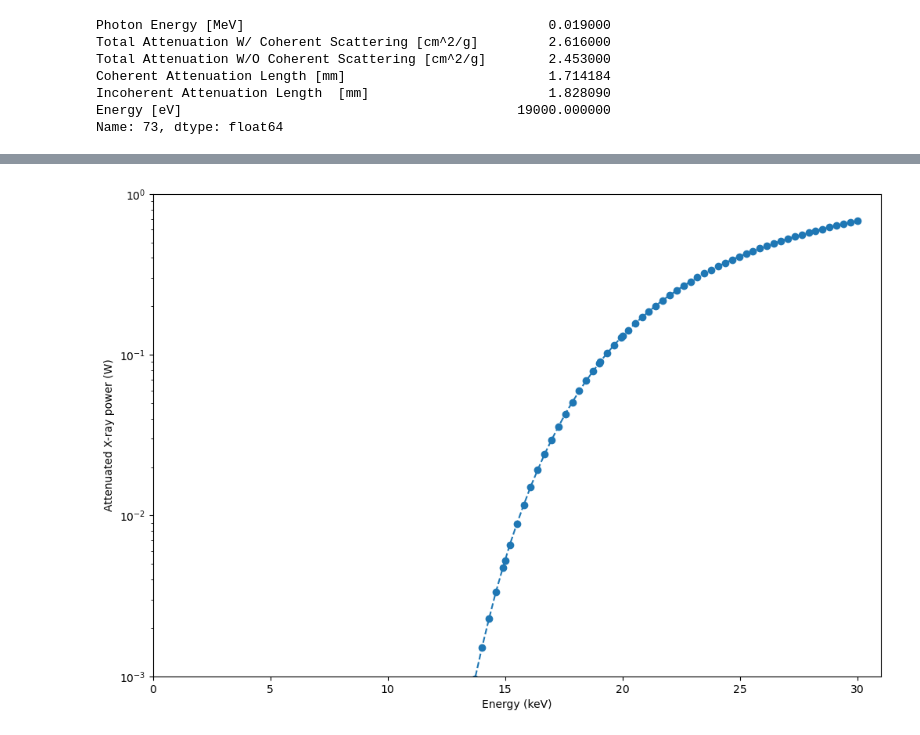
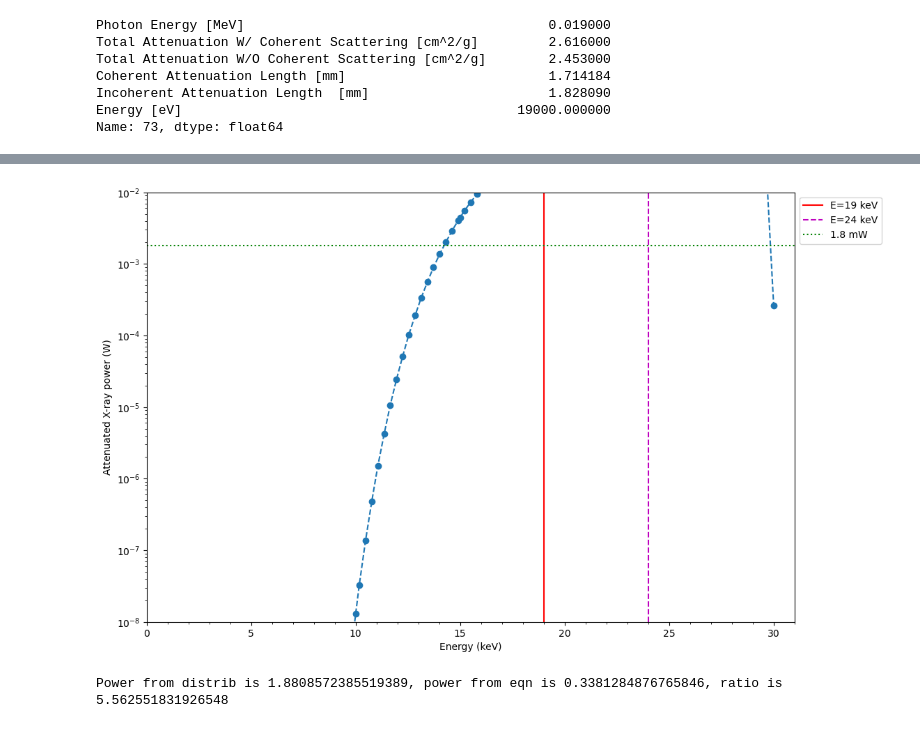
Before and after one commit to SpinlabMSU/RaEDM-Radiological-Hazard-Code, a Jupyter notebook: RaEDM Radiological Calculations.ipynb, the cells around one changed output, grey strips where cells are left out. Cells and saved outputs as stored; diff of their text form; code cells hidden in the pictures.

```diff
--- a/RaEDM Radiological Calculations.ipynb
+++ b/RaEDM Radiological Calculations.ipynb
@@ -223,16 +190,0 @@ errors = []
-# %%
-#Loop over energies to pick out attenuation lengths [Block 11]
-i=0
-for i in range(len(energy_values)): #for all the energy values we have
-    E = df["Energy [eV]"][i] #Pick out a single value
-    u=E/E_0 #Construct the relative energy
-    t0_E = df["Coherent Attenuation Length [mm]"][i] #Pick out the associated Attenuation Length
-    #print(t0_E)
-    #Print for diagnostic purposes
-    print("E (keV): ", E/1000, ", Atten. Length (mm)", t0_E, ", Val of integrand", integrand(u_K, t0_E), ", exp. term", np.exp(-delta_t / t0_E))
-
-    #Integrate the differential term to get the power
-    dPa_regular, err = quad(integrand, u_min, u_max, args=(t0_E))#u_min, u, args=(t0_E))
-    dPa_values.append(dPa_regular)
-    errors.append(err)
-    i+=1
@@ -257,14 +190,0 @@ E (keV):  30.0 , Atten. Length (mm) 5.680649775443914 , Val of integrand 56.2151
-# %%
-#Plot the results and save them [Block 12]
-plt.figure(figsize=(12,8))
-
-plt.plot(energy_values/1000, dPa_values, marker="o", linestyle="--")
-#plt.plot(energy_values/1000, errors, "ro", linestyle="--")
-plt.yscale("log")
-plt.xlabel("Energy (keV)")
-plt.xlim(0,31)
-plt.ylim(10**(-3),10**(0))
-plt.ylabel("Attenuated X-ray power (W)")
-plt.savefig("Aiden Attenuated X-Ray Spectrum With Data Cuts.png")
-# %% [output]
-[figure, removed]
@@ -270,0 +246,37 @@ plt.savefig("Aiden Attenuated X-Ray Spectrum With Data Cuts.png")
+# %%
+# Set up figure size
+plt.figure(figsize=(12,8))
+
+# Plot energy in keV vs the output of Eq'n (4) from the HV Mitigation doc. Y-axis log scale, limits, and labels
+plt.plot(df["Energy [eV]"]/1000, df["dPa_du"], marker="o", linestyle="--")
+plt.yscale("log")
+plt.xlabel("Energy (keV)")
+plt.xlim(0,31)
+plt.ylim(10**(-8),10**(-2))
+plt.ylabel("Attenuated X-ray power (W)")
+
+# Add horizontal line to mark the maximum data point on Figure 3 from HV Mitigation doc.
+# Add K-edge energy (19 keV) and the location of the peak on Figure 3 from HV Mitigation doc.
+plt.axvline(x=19, color="r", label="E=19 keV")
+plt.axvline(x=24, color="m", linestyle="--", label="E=24 keV")
+plt.axhline(y=0.0018, color="g", linestyle=":", label="1.8 mW")
+
+# Try to enforce minor tick spacing
+ax = plt.gca()
+ax.yaxis.set_major_locator(ticker.LogLocator(base=10, numticks=10))
+ax.minorticks_on()
+
+# Print the legend and save output to png
+plt.legend(bbox_to_anchor = (1.0, 1), loc = 'upper left')
+plt.savefig("Attenuated X-Ray Spectrum.png")
+# %% [output]
+[figure, added]
+# %%
+# Some diagnostic code from Nick. We were trying to understand why my result is off by an order of magnitude from
+# The HV Mitigation doc.
+binwidths = np.array([energy_values[i+1] - energy_values[i] for i in range(len(energy_values)-1)])
+
+powah = sum(dPa_values[:-1]*binwidths/1000)
+print(f"Power from distrib is {powah}, power from eqn is {P_c}, ratio is {powah/P_c}")
+# %% [output]
+Power from distrib is 1.8808572385519389, power from eqn is 0.3381284876765846, ratio is 5.562551831926548
```
Also changed, not shown: parts of 12 cells of this notebook, 1 other file.
